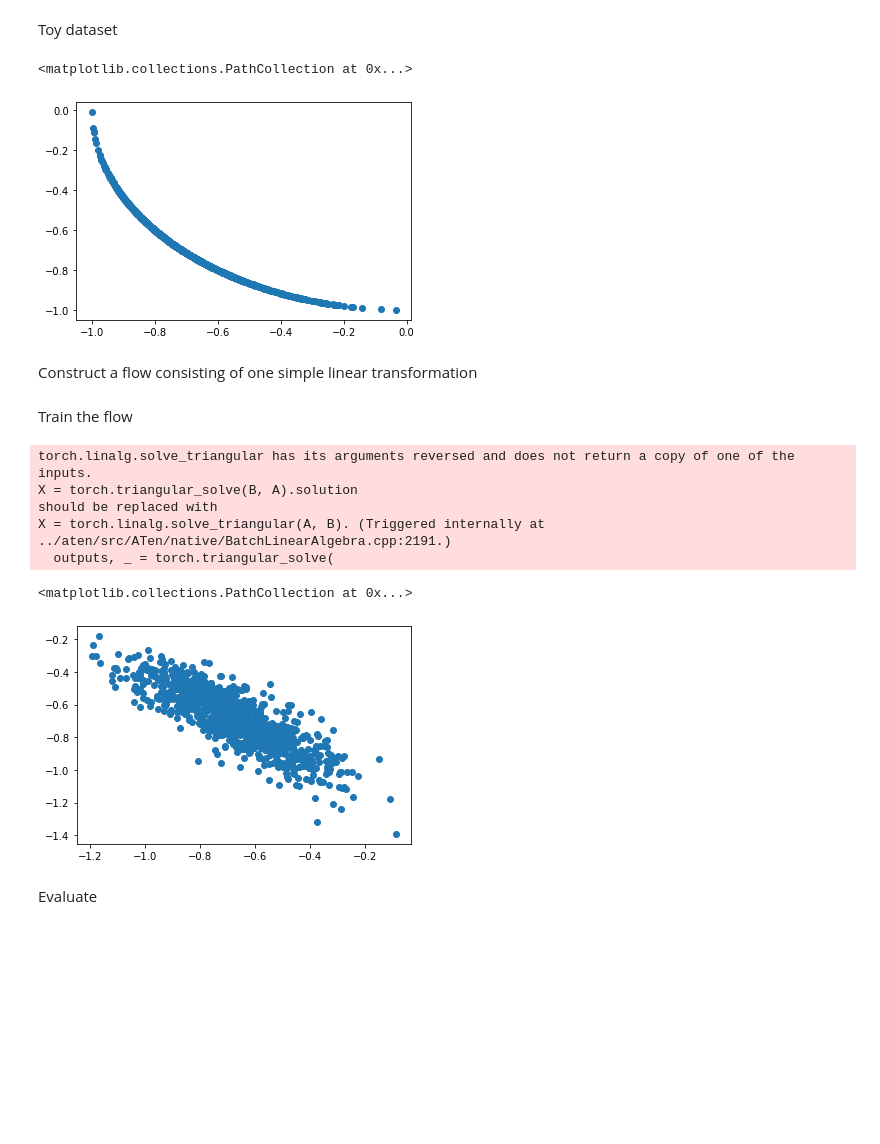
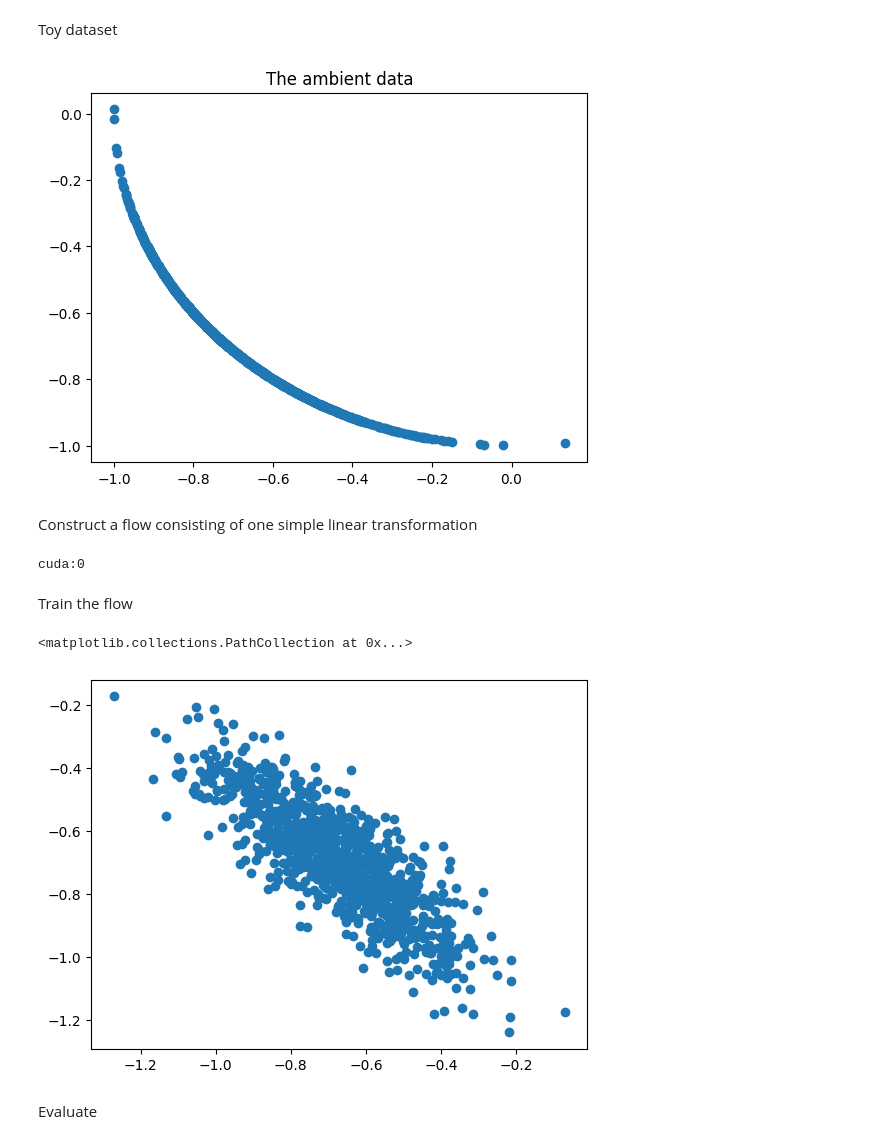
Before and after one commit to HamidrezaKmK/ood-detection, a Jupyter notebook: notebooks/ood_toy_example.ipynb, the cells around one changed output. Cells and saved outputs as stored; diff of their text form; code cells hidden in the pictures; blank space fills up the shorter version.

```diff
--- a/notebooks/ood_toy_example.ipynb
+++ b/notebooks/ood_toy_example.ipynb
@@ -23,16 +23,19 @@ from model_zoo.datasets.generated import Sphere
 from model_zoo.datasets.utils import OmitLabels
 
 dataset = Sphere('', 'test', manifold_dim=1, ambient_dim=2, mu=np.array([-3, -3]))
+device = 'cpu' if not torch.cuda.is_available() else 'cuda:0'
+dataset = dataset.to(device)
 data_vec = dataset.x
 dataloader = DataLoader(OmitLabels(dataset), batch_size=50)
 # %%
 import matplotlib.pyplot as plt
 %matplotlib inline
 
-plt.scatter(dataset.x[:, 0], dataset.x[:, 1])
+plt.scatter(dataset.x.cpu()[:, 0], dataset.x.cpu()[:, 1])
+plt.title("The ambient data")
+plt.show()
 # %% [output]
-<matplotlib.collections.PathCollection at 0x...>
-[figure, old version]
+[figure, new version]
 # %% [markdown]
 Construct a flow consisting of one simple linear transformation
 # %%
@@ -57,5 +60,9 @@ scheduler = optim.lr_scheduler.LambdaLR(
 
 flow.optimizer = optimizer
 flow.lr_scheduler = scheduler
+# %%
+print(flow.device)
+# %% [output]
+cuda:0
 # %% [markdown]
 Train the flow
@@ -62,18 +74,10 @@ Train the flow
 # %%
-for epoch in range(1000):
-    for batch in dataloader:
-        flow.train_batch(batch)
 
-gen_sample = flow.sample(1000).detach()
+gen_sample = flow.sample(1000).cpu().detach()
 plt.scatter(gen_sample[:, 0], gen_sample[:, 1])
 # %% [output]
-torch.linalg.solve_triangular has its arguments reversed and does not return a copy of one of the inputs.
-X = torch.triangular_solve(B, A).solution
-should be replaced with
-X = torch.linalg.solve_triangular(A, B). (Triggered internally at ../aten/src/ATen/native/BatchLinearAlgebra.cpp:2191.)
-  outputs, _ = torch.triangular_solve(
+<matplotlib.collections.PathCollection at 0x...>
-<matplotlib.collections.PathCollection at 0x...>
-[figure, old version]
+[figure, new version]
 # %% [markdown]
 Evaluate
 # %%
```
Also changed, not shown: parts of 7 cells of this notebook.
